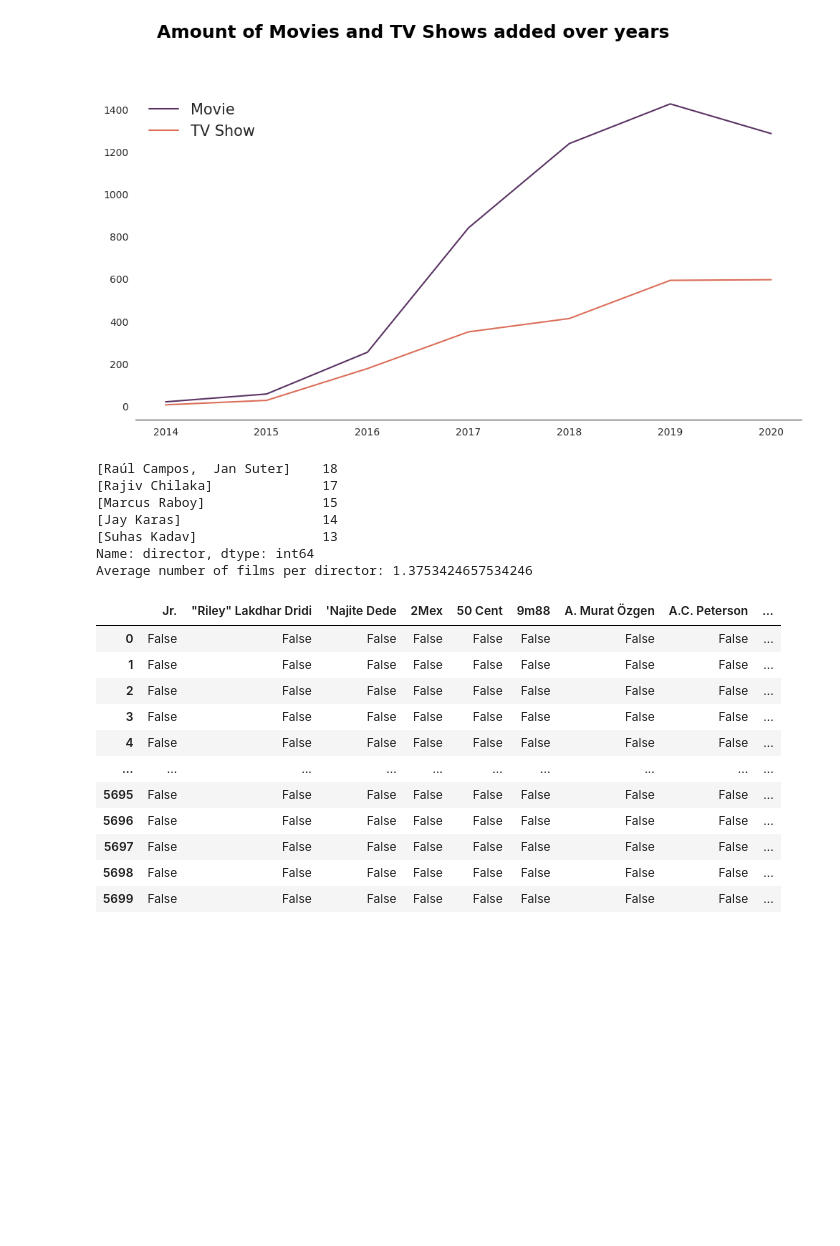
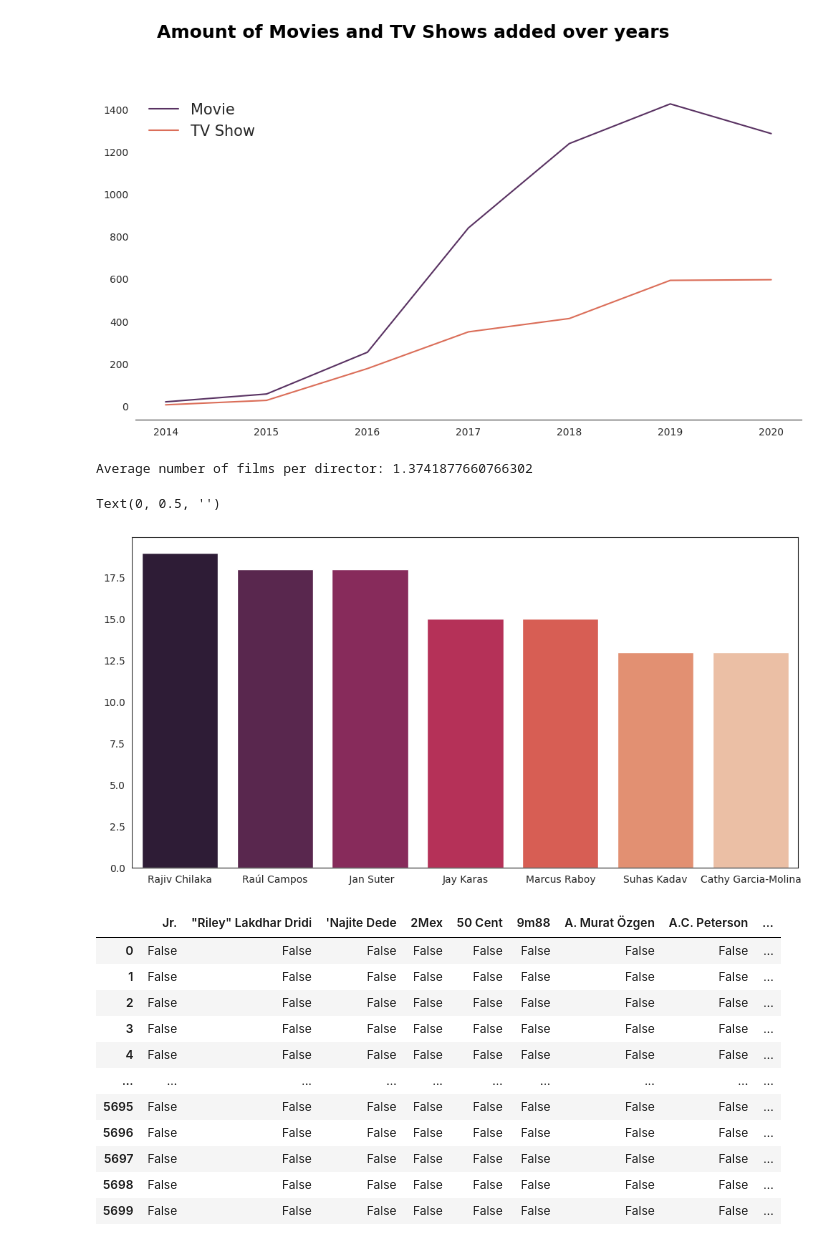
Before and after one commit to mousavil/Netflix-Dataset-Analysis, a Jupyter notebook: Netflix-datamining/Datamining.ipynb, the cells around one changed output. Saved outputs shown, nothing was run; the diff lists cells and outputs as text; code cells hidden in the pictures; blank space fills up the shorter version.

```diff
--- a/Netflix-datamining/Datamining.ipynb
+++ b/Netflix-datamining/Datamining.ipynb
@@ -75,26 +75,51 @@ multi_valued_features = ['cast', 'country', 'listed_in', 'director']
 for feature in multi_valued_features:
     df[feature] = df[feature].apply(lambda x: str(x).split(","))
 
-
 # Filter out movies from the dataset
 df_movies = df[df['type'] == 'Movie']
 
 # Count the number of films each director has on Netflix
-director_counts = df_movies['director'].value_counts()
+dict_director = {}
+
+for pp in df_movies['director']:
+  for ppp in pp:
+    dict_director[ppp] = 0
+
+sum_movie = 0
+for pp in df_movies['director']:
+  for ppp in pp:
+    dict_director[ppp] += 1
+    sum_movie += 1
+
+
+
 
 # Calculate the average number of films per director
-average_films = director_counts.mean()
-
-print(director_counts.head())
+average_films = sum_movie / len(dict_director)
 print(f"Average number of films per director: {average_films}")
 # %% [output]
-[Raúl Campos,  Jan Suter]    18
-[Rajiv Chilaka]              17
-[Marcus Raboy]               15
-[Jay Karas]                  14
-[Suhas Kadav]                13
-Name: director, dtype: int64
-Average number of films per director: 1.3753424657534246
+Average number of films per director: 1.3741877660766302
+# %%
+from collections import Counter
+import pandas as pd
+import matplotlib.pyplot as plt
+import seaborn as sns
+from wordcloud import WordCloud, STOPWORDS
+import warnings
+
+top7_director = dict(Counter(dict_director).most_common(7))
+
+my_df = pd.DataFrame(top7_director.items())
+
+plt.figure(figsize=(12,6))
+ax = sns.barplot(data=my_df, x= 0, y= 1,palette="rocket")
+ax.set(ylabel = 0)
+
+plt.xlabel("")
+plt.ylabel("")
+# %% [output]
+Text(0, 0.5, '')
+[figure, added]
 # %%
 dataset = []
 dataset = df['director'] + df['cast'] + df['listed_in']
```
Also changed, not shown: parts of 6 cells of this notebook.
